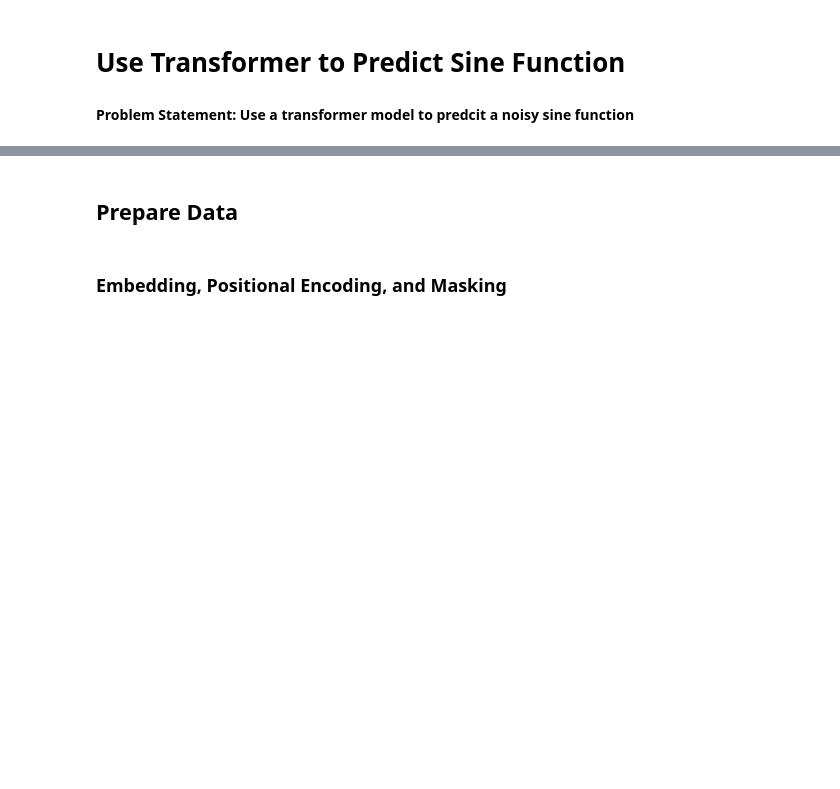
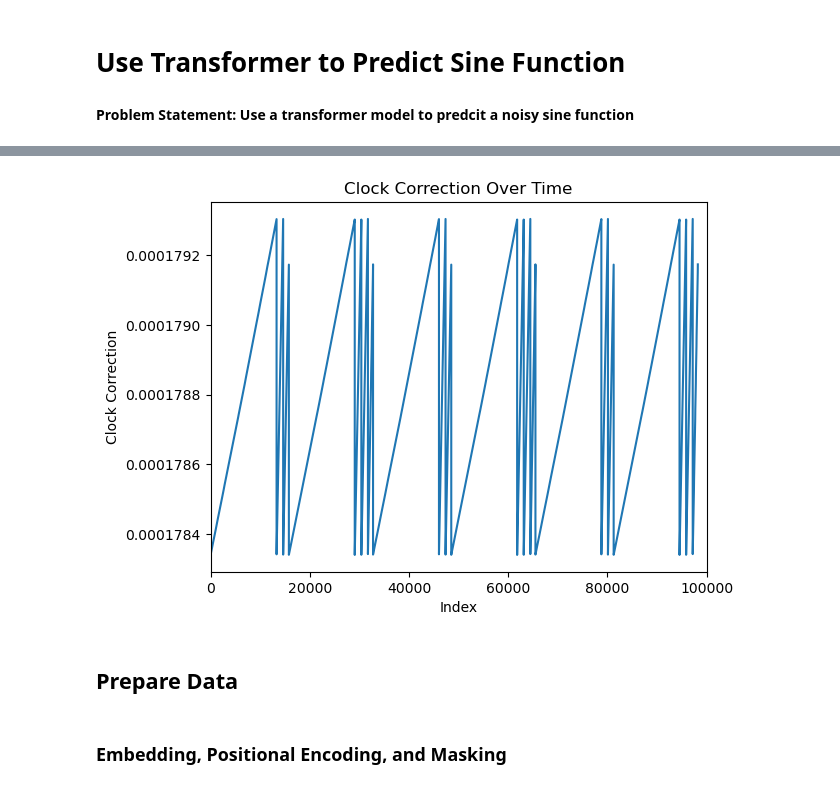
Before and after one commit to marilynbraojos/transformer_demo, a Jupyter notebook: gps2309.ipynb, the cells around one changed output, grey strips where cells are left out. Saved outputs shown, nothing was run; the diff lists cells and outputs as text; code cells hidden in the pictures; blank space fills up the shorter version.

```diff
--- a/gps2309.ipynb
+++ b/gps2309.ipynb
@@ -97,0 +98,2 @@ plt.show()
+# %%
+n_replications = 3
@@ -97,0 +110,9 @@ plt.show()
+# %%
+def extend_array(x, times):
+    # Calculate the maximum value in x to determine the starting point for extension
+    max_val = x[-1]
+
+    # Create the extended array
+    extended_x = np.arange(x[0], max_val + times * len(x) + 1)
+
+    return extended_x
@@ -98,3 +136,13 @@ plt.show()
+# %%
+# Plotting with custom indices as x-axis
+plt.plot(x_replicated, y_replicated)
+plt.xlabel('Index')
+plt.ylabel('Clock Correction')
+plt.title('Clock Correction Over Time')
+plt.xlim(0, 100000)  # Adjust the x-axis limit as needed
+plt.show()
+# %% [output]
+[figure, added]
 # %% [markdown]
 ## Prepare Data
 # %%
```
Also changed, not shown: parts of 27 cells of this notebook.
